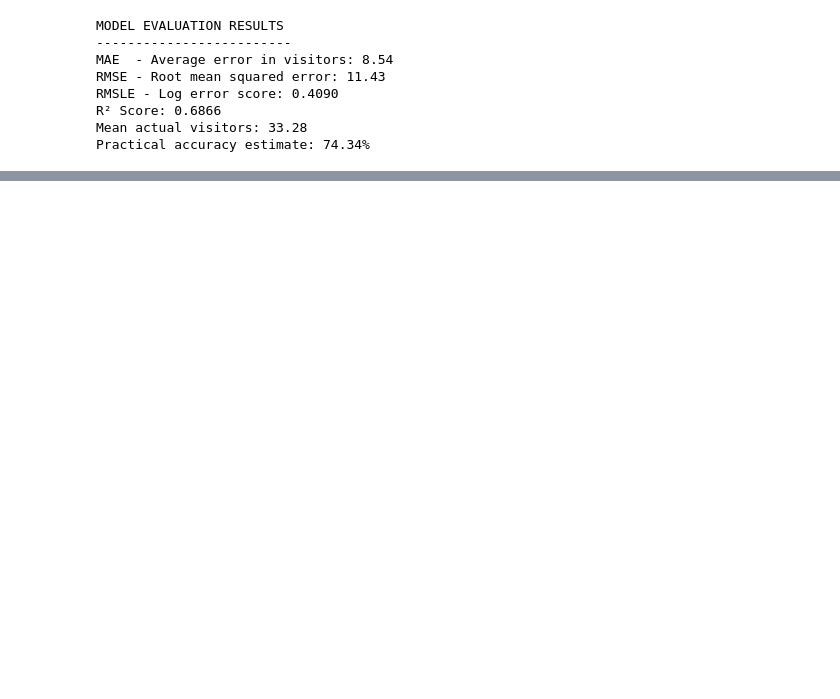
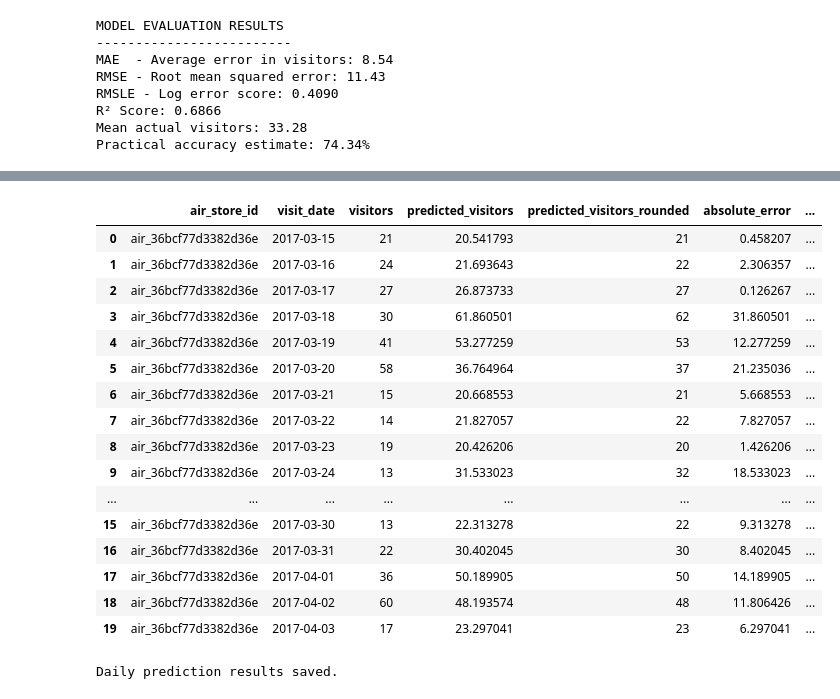
Before and after one commit to Ryan-B05/food_waste_restaurant, a Jupyter notebook: model_training.ipynb, the cells around one changed output, grey strips where cells are left out. Saved outputs shown, nothing was run; the diff lists cells and outputs as text; code cells hidden in the pictures; blank space fills up the shorter version.

```diff
--- a/model_training.ipynb
+++ b/model_training.ipynb
@@ -211,0 +451,37 @@ Practical accuracy estimate: 74.34%
+# %%
+# ------------------------------------------------------------
+# 7. Actual vs predicted results
+# ------------------------------------------------------------
+
+results = test_df[["air_store_id", "visit_date", "visitors"]].copy()
+
+results["predicted_visitors"] = predictions
+results["predicted_visitors_rounded"] = np.round(predictions).astype(int)
+results["absolute_error"] = abs(results["visitors"] - results["predicted_visitors"])
+results["absolute_error_rounded"] = abs(results["visitors"] - results["predicted_visitors_rounded"])
+
+results.head(20)
+# %% [output]
+|  | air_store_id | visit_date | visitors | predicted_visitors | predicted_visitors_rounded | absolute_error | ... |
+| 0 | air_36bcf77d3382d36e | 2017-03-15 | 21 | 20.541793 | 21 | 0.458207 | ... |
+| 1 | air_36bcf77d3382d36e | 2017-03-16 | 24 | 21.693643 | 22 | 2.306357 | ... |
+| 2 | air_36bcf77d3382d36e | 2017-03-17 | 27 | 26.873733 | 27 | 0.126267 | ... |
+| 3 | air_36bcf77d3382d36e | 2017-03-18 | 30 | 61.860501 | 62 | 31.860501 | ... |
+| 4 | air_36bcf77d3382d36e | 2017-03-19 | 41 | 53.277259 | 53 | 12.277259 | ... |
+| 5 | air_36bcf77d3382d36e | 2017-03-20 | 58 | 36.764964 | 37 | 21.235036 | ... |
+| 6 | air_36bcf77d3382d36e | 2017-03-21 | 15 | 20.668553 | 21 | 5.668553 | ... |
+| 7 | air_36bcf77d3382d36e | 2017-03-22 | 14 | 21.827057 | 22 | 7.827057 | ... |
+| 8 | air_36bcf77d3382d36e | 2017-03-23 | 19 | 20.426206 | 20 | 1.426206 | ... |
+| 9 | air_36bcf77d3382d36e | 2017-03-24 | 13 | 31.533023 | 32 | 18.533023 | ... |
+| ... | ... | ... | ... | ... | ... | ... | ... |
+| 15 | air_36bcf77d3382d36e | 2017-03-30 | 13 | 22.313278 | 22 | 9.313278 | ... |
+| 16 | air_36bcf77d3382d36e | 2017-03-31 | 22 | 30.402045 | 30 | 8.402045 | ... |
+| 17 | air_36bcf77d3382d36e | 2017-04-01 | 36 | 50.189905 | 50 | 14.189905 | ... |
+| 18 | air_36bcf77d3382d36e | 2017-04-02 | 60 | 48.193574 | 48 | 11.806426 | ... |
+| 19 | air_36bcf77d3382d36e | 2017-04-03 | 17 | 23.297041 | 23 | 6.297041 | ... |
+# %%
+results.to_csv(DATA_DIR / "daily_prediction_results_per_restaurant_split.csv", index=False)
+
+print("Daily prediction results saved.")
+# %% [output]
+Daily prediction results saved.
```
Also changed, not shown: parts of 18 cells of this notebook, 4 other files.
